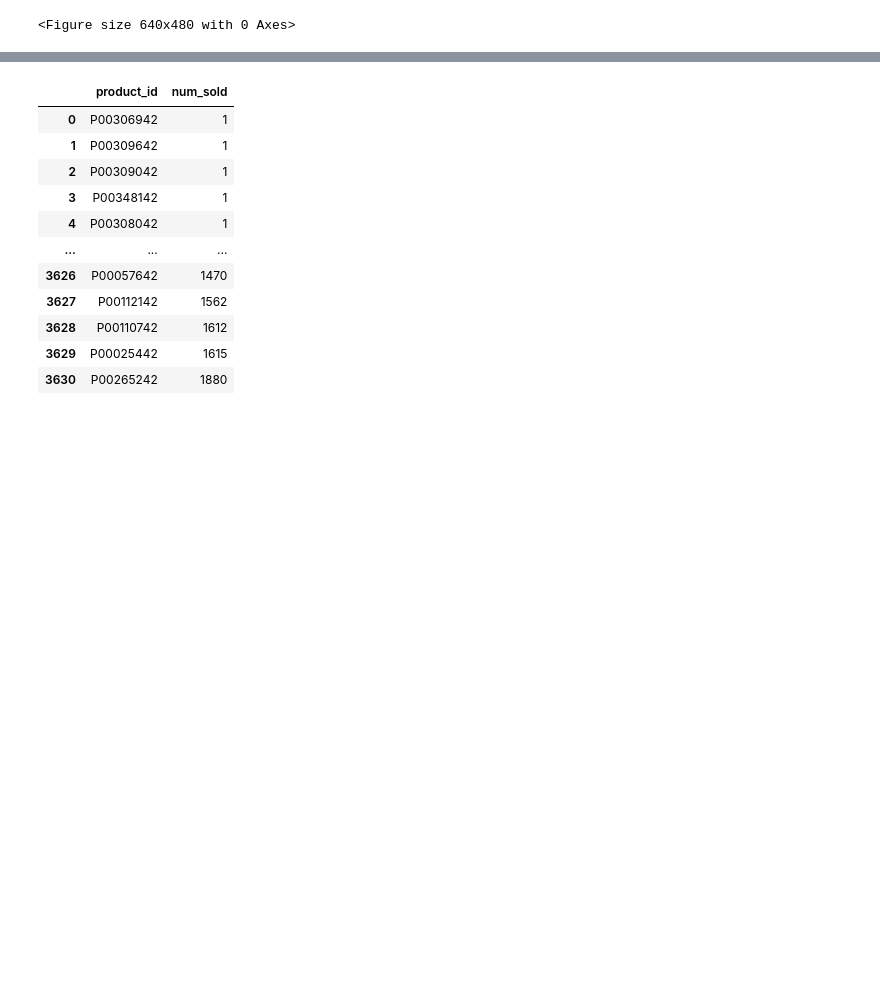
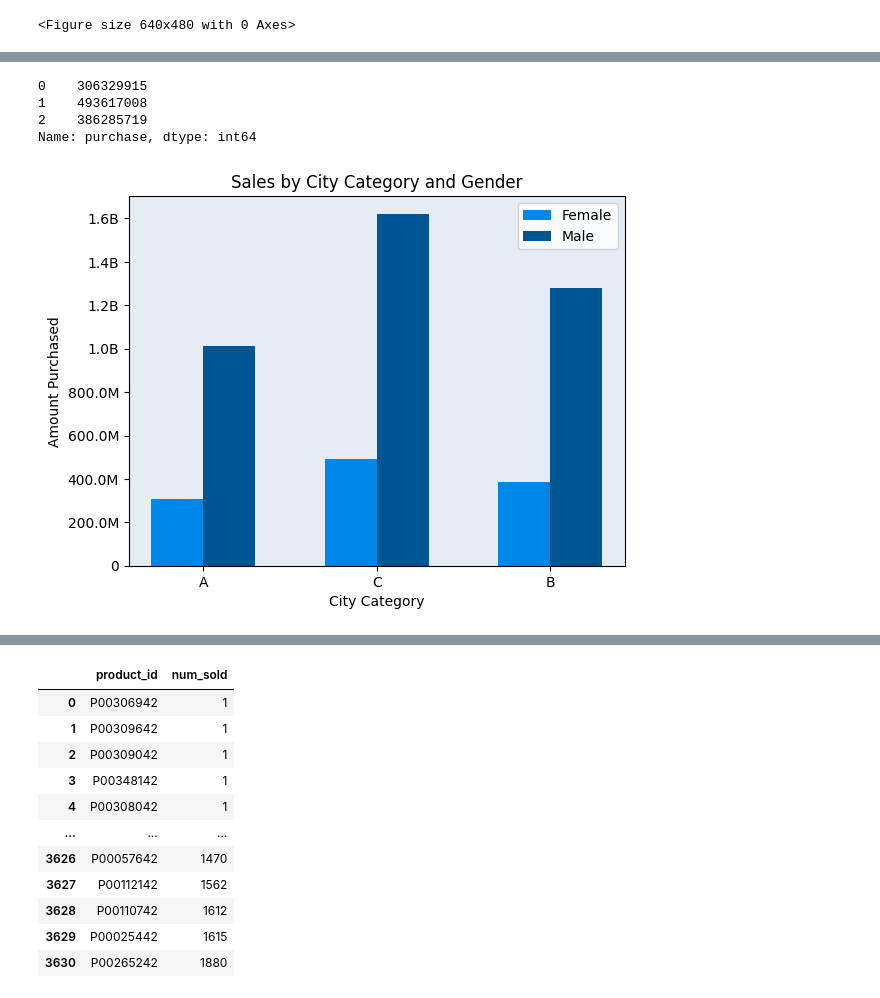
Before and after one commit to echimes/data-viz-assessment, a Jupyter notebook: walmart_datagh.ipynb, the cells around one changed output, grey strips where cells are left out. Cells and saved outputs as stored; diff of their text form; code cells hidden in the pictures; blank space fills up the shorter version.

```diff
--- a/walmart_datagh.ipynb
+++ b/walmart_datagh.ipynb
@@ -1105,8 +683,0 @@ user_data_items
-# %%
-unmarried_total_pur = unmarried_users.groupby('marital_status')['purchase'].sum().reset_index()
-
-city_pur = user_data_items[['city_category', 'purchase']].groupby('city_category')['purchase'].sum().reset_index()
-city_pur
-
-cities = city_pur['city_category']
-city_len = len(cities)
@@ -1638,0 +892,9 @@ bf_sales
+# %%
+city_pur_gender = (
+    user_data_items[['gender', 'city_category','purchase']]
+    .groupby(['gender', 'city_category'])['purchase']
+    .sum()
+    .reset_index()
+)
+
+city_pur_gender
@@ -1638,0 +909,22 @@ bf_sales
+# %%
+fem_city_sales = city_pur_gender[city_pur_gender['gender'] == 'F']['purchase']
+male_city_sales = city_pur_gender[city_pur_gender['gender'] == 'M']['purchase']
+
+fem_city_sales
+# %% [output]
+0    306329915
+1    493617008
+2    386285719
+Name: purchase, dtype: int64
+# %%
+side_bar(fem_city_sales,
+         male_city_sales,
+         "Female", "Male",
+         "Sales by City Category and Gender",
+         "Amount Purchased",
+         "City Category",
+         cities)
+
+plt.savefig('results/sales_by_city_gender_bar.png')
+# %% [output]
+[figure, added]
```
Also changed, not shown: parts of 284 cells of this notebook, 12 other files.
